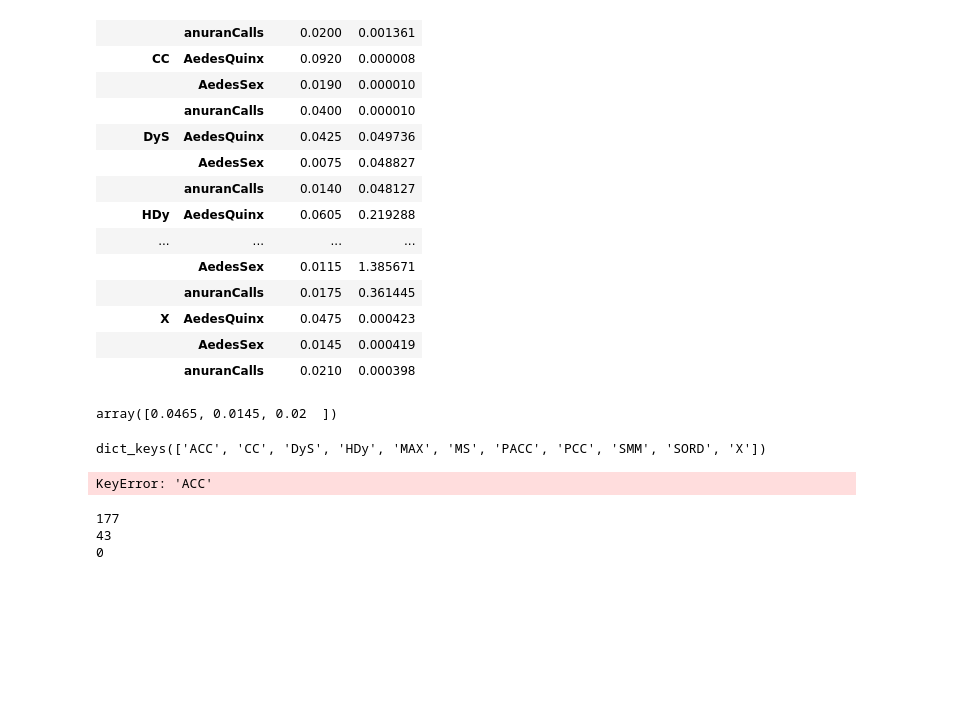
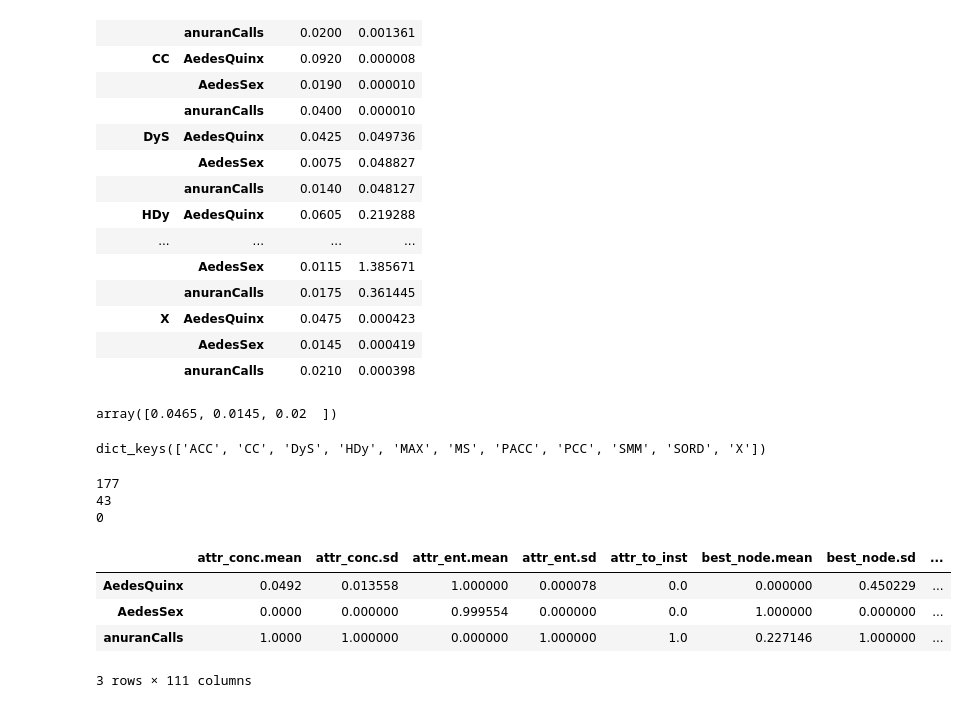
Before and after one commit to Bachega/quantifier_recommender, a Jupyter notebook: analysis.ipynb, the cells around one changed output. Saved outputs shown, nothing was run; the diff lists cells and outputs as text; code cells hidden in the pictures; blank space fills up the shorter version.

Commit message:
Implemented a method to save the meta-table of a fitted recommender and a method to load it and fit it to another recommender. This is safer than the persist_model and load_model methods.

```diff
--- a/analysis.ipynb
+++ b/analysis.ipynb
@@ -168,10 +168,6 @@ array([0.0465, 0.0145, 0.02  ])
 qtf_rec.recommender_dict.keys()
 # %% [output]
 dict_keys(['ACC', 'CC', 'DyS', 'HDy', 'MAX', 'MS', 'PACC', 'PCC', 'SMM', 'SORD', 'X'])
-# %%
-evaluation_table['ACC']["AedesQuinx"]
-# %% [output]
-KeyError: 'ACC'
 # %%
 import pandas as pd
 import numpy as np
@@ -207,3 +203,21 @@ print(draw_count)
 177
 43
 0
+# %%
+from quantifier_recommender import QuantifierRecommender
+
+qtf_rec = QuantifierRecommender.load_model("s_qtf_recommender.pkl")
+
+qtf_rec.save_meta_table("./recommender_data/meta_features_table.csv", "./recommender_data/evaluation_table.csv")
+# %%
+qtf = QuantifierRecommender()
+
+qtf.load_meta_table("./recommender_data/meta_features_table.csv", "./recommender_data/evaluation_table.csv")
+
+qtf.meta_features_table
+# %% [output]
+|  | attr_conc.mean | attr_conc.sd | attr_ent.mean | attr_ent.sd | attr_to_inst | best_node.mean | best_node.sd | ... |
+| AedesQuinx | 0.0492 | 0.013558 | 1.000000 | 0.000078 | 0.0 | 0.000000 | 0.450229 | ... |
+| AedesSex | 0.0000 | 0.000000 | 0.999554 | 0.000000 | 0.0 | 1.000000 | 0.000000 | ... |
+| anuranCalls | 1.0000 | 1.000000 | 0.000000 | 1.000000 | 1.0 | 0.227146 | 1.000000 | ... |
+3 rows × 111 columns
```
Also changed, not shown: parts of 2 cells of this notebook, 6 other files.
